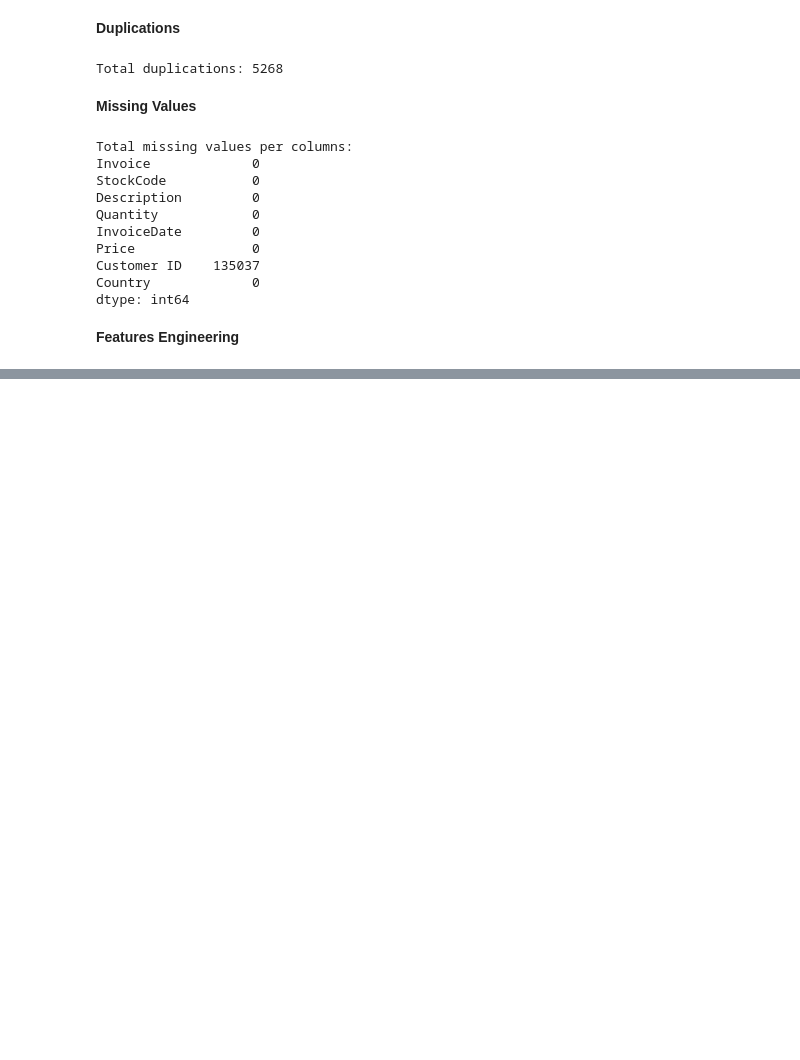
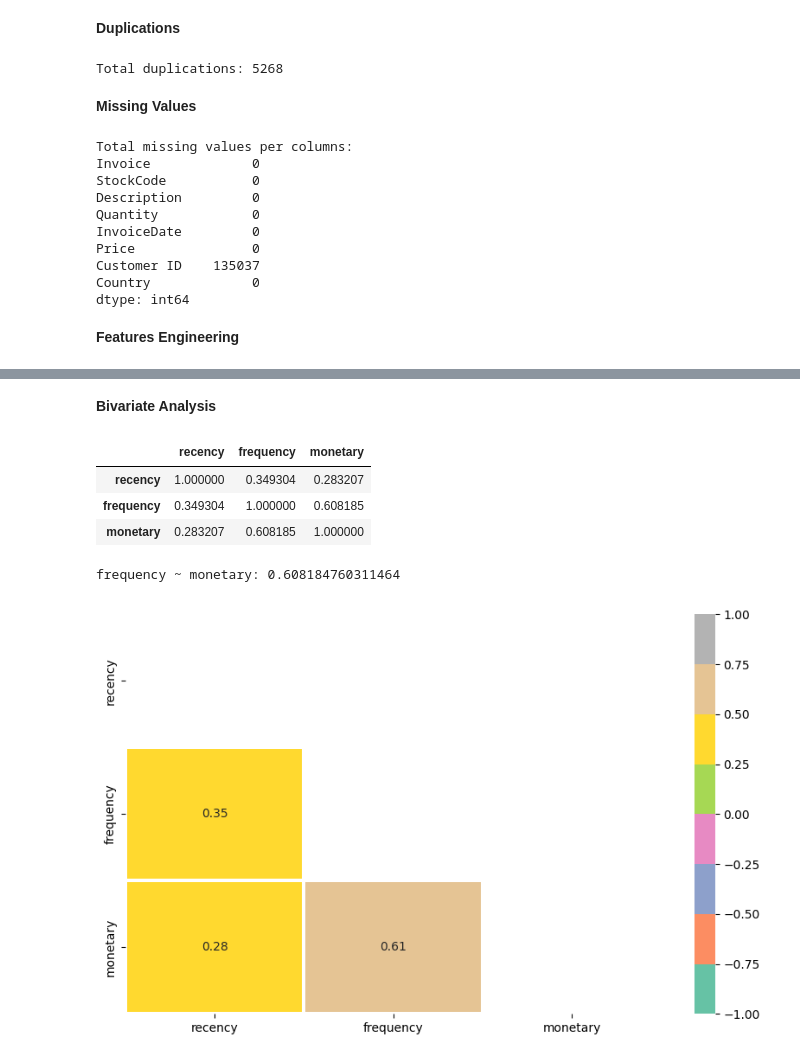
Before and after one commit to hyugai/ML-Clustering-CustomersSegmentation_OnlineRetail, a Jupyter notebook: notebooks/data_wrangling.ipynb, the cells around one changed output, grey strips where cells are left out. Saved outputs shown, nothing was run; the diff lists cells and outputs as text; code cells hidden in the pictures; blank space fills up the shorter version.

```diff
--- a/notebooks/data_wrangling.ipynb
+++ b/notebooks/data_wrangling.ipynb
@@ -216,0 +315,27 @@ df_rfm.to_csv('../dataset/rfm.csv')
+# %% [markdown]
+<b>Bivariate Analysis</b>
+# %%
+# correlation matrix
+corr = df_rfm[num_cols].corr()
+corr
+# %% [output]
+|  | recency | frequency | monetary |
+| recency | 1.000000 | 0.349304 | 0.283207 |
+| frequency | 0.349304 | 1.000000 | 0.608185 |
+| monetary | 0.283207 | 0.608185 | 1.000000 |
+# %%
+# high correlations detection
+triu_corr = np.triu(corr)
+for i in range(3):
+    for j in range(3):
+        if (i != j) and (np.abs(triu_corr[i, j] > 0.5)):
+            print(f'{num_cols[i]} ~ {num_cols[j]}: {triu_corr[i, j]}')
+# %% [output]
+frequency ~ monetary: 0.608184760311464
+# %%
+# heatmap
+mask = np.triu(np.ones_like(corr, dtype=bool))
+sns.heatmap(corr, mask=mask, vmin=-1, vmax=1, annot=True, cmap='Set2', linewidths=1.5)
+plt.show()
+# %% [output]
+[figure, added]
```
Also changed, not shown: parts of 13 cells of this notebook, 3 other files.
